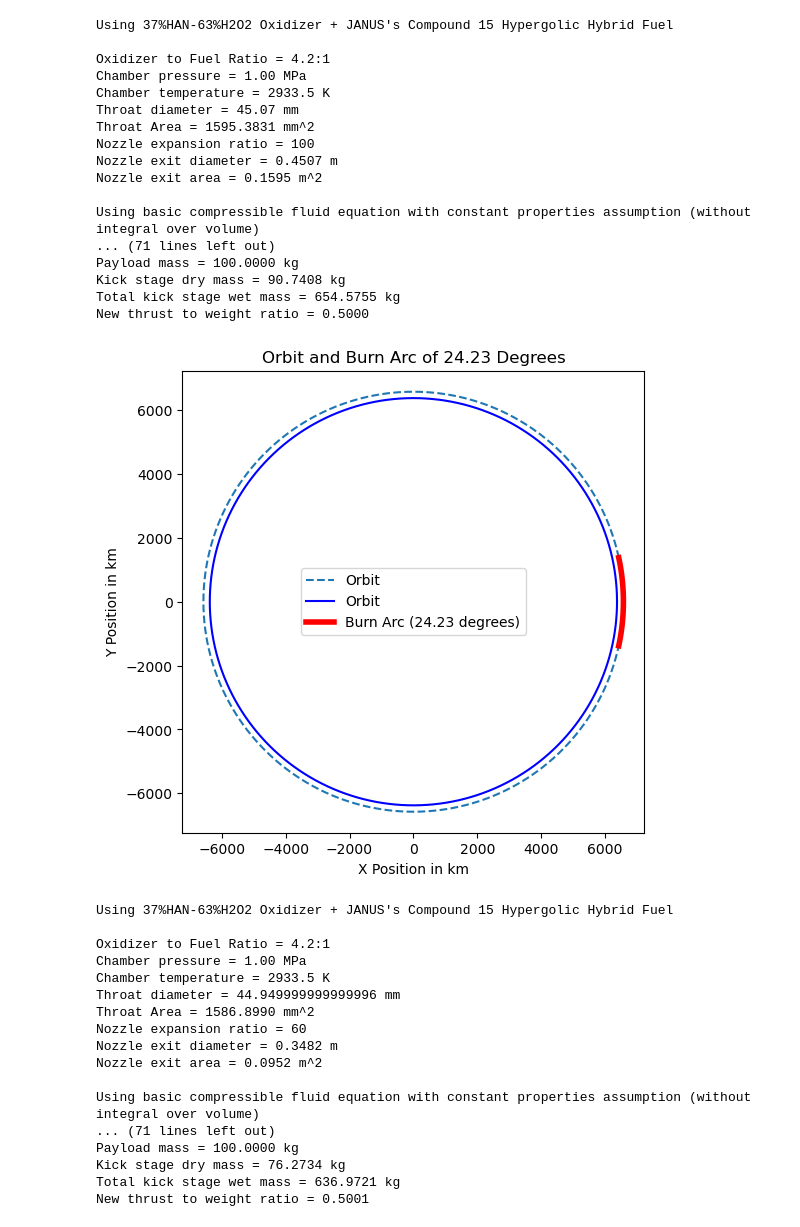
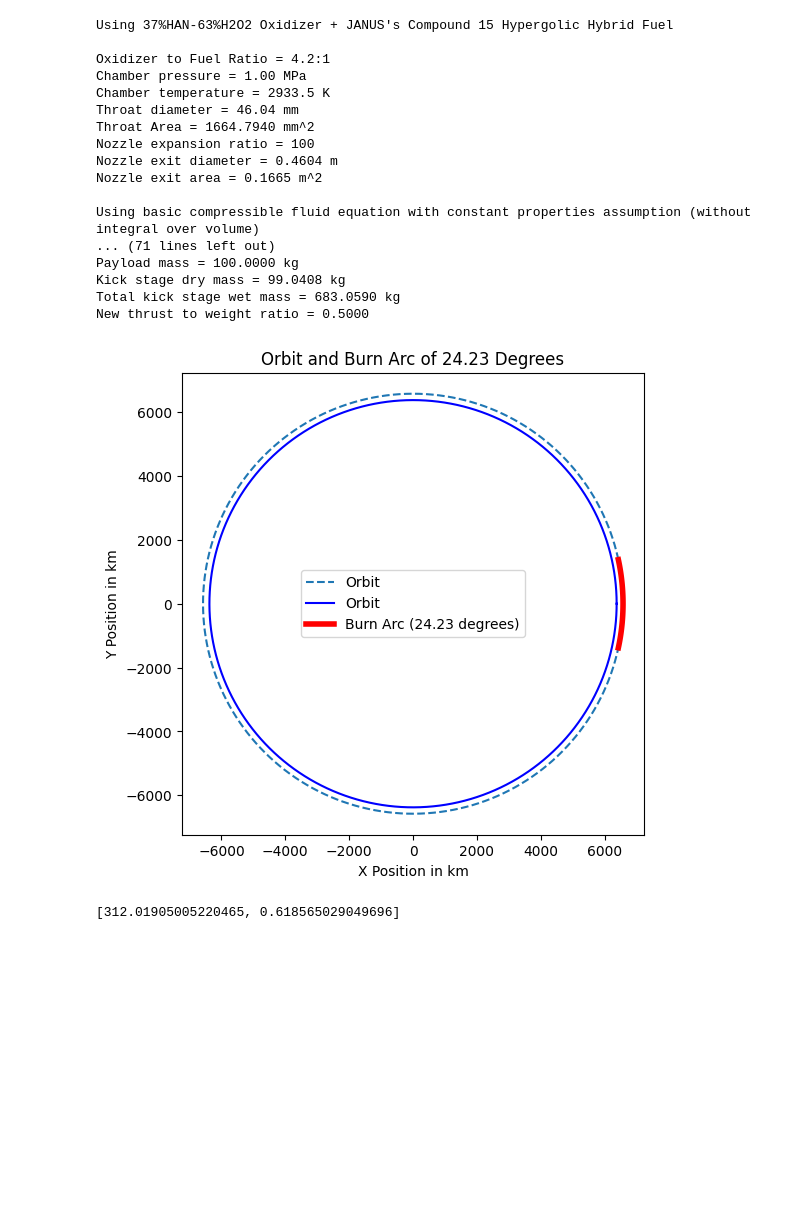
Before and after one commit to krainrpmt/Senior-Project-Electric-Turbopump, a Jupyter notebook: Pump Specification Calculator.ipynb, the cells around one changed output. Drawn from its saved outputs; the diff is of its cells as text; code cells hidden in the pictures; blank space fills up the shorter version.

```diff
--- a/Pump Specification Calculator.ipynb
+++ b/Pump Specification Calculator.ipynb
@@ -391,57 +391,41 @@ def rocket_performance(Name, Pc, dt, Tc, gamma_comb, gamma_exit, R_comb, R_exit,
 
 #print(rocket_performance(Name = '37%HAN-63%H2O2 + RP-1 Propellant', Pc=30e5, dt=0.0254, Tc=2975.78, gamma_comb=1.1371, gamma_exit=1.2420, R_comb=8.3144598/21.468e-3, R_exit=8.3144598/21.930e-3, OF=6.3, Pa=0, g0=9.807, mass_dry=100, nozzle_expansion_ratio=125, density_ox=1550, h1=200e3, h2=35786e3, disp=False)[1])
 
 #CEA-Run
 #rocket_performance(Name = '37%HAN-63%H2O2 + RP-1 Propellant', Pc=30e5, dt=0.0254*1, Tc=2975.78, gamma_comb=1.1371, gamma_exit=1.2420, R_comb=8.3144598/21.468e-3, R_exit=8.3144598/21.930e-3, OF=6.3, Pa=0, g0=9.807, mass_dry=140, nozzle_expansion_ratio=80, density_ox=1550, density_fuel=800, h1=200e3, h2=35786e3, L_star=1.0, disp=True)
 
 
 #rocket_performance(Name = '37%HAN-63%H2O2 + RP-1 Propellant', Pc=20e5, dt=0.0254*1.23, Tc=2991.8, gamma_comb=1.1266, gamma_exit=1.2252, R_comb=8.3144598/23.276e-3, R_exit=8.3144598/24.086e-3, OF=4.2, Pa=0, g0=9.807, mass_dry=140, nozzle_expansion_ratio=140, density_ox=1550, density_fuel=1522, h1=200e3, h2=35786e3, L_star=1.0, disp=True)
 
 #CEA-Run Hybrid Engine JANUS Compound 15 + HAN+H2O2
 
 #CEA Real Output : CEA_Me, CEA_v_sonic, CEA_c_star, CEA_Te, CEA_Pe, CEA_Isp
 
 #Real Run
 set_of_cea_results = [4.994, 638.5, 1622.0, 964.03,0.00460e5,3292.7/9.807]
-rocket_performance(Name = "37%HAN-63%H2O2 Oxidizer + JANUS's Compound 15 Hypergolic Hybrid Fuel", Pc=10e5, dt=0.04507, Tc=2933.5, gamma_comb=1.1225, gamma_exit=1.2249, R_comb=359.4664851, R_exit=345.1988624, OF=4.2, Pa=0, g0=9.807, mass_dry=90.7408+100, nozzle_expansion_ratio=100, density_ox=1550, density_fuel=1522, h1=200e3, h2=35786e3, L_star=10, a=9.39216799e-05, n=0.5, iter_num=1000, CEA_res = set_of_cea_results, insul_percentage=0.5, casing_percentage=1.0, disp=True)
+rocket_performance(Name = "37%HAN-63%H2O2 Oxidizer + JANUS's Compound 15 Hypergolic Hybrid Fuel", Pc=10e5, dt=0.04604, Tc=2933.5, gamma_comb=1.1225, gamma_exit=1.2249, R_comb=359.4664851, R_exit=345.1988624, OF=4.2, Pa=0, g0=9.807, mass_dry=99.0408+100, nozzle_expansion_ratio=100, density_ox=1573.2, density_fuel=1522, h1=200e3, h2=35786e3, L_star=10, a=9.39216799e-05, n=0.5, iter_num=1000, CEA_res = set_of_cea_results, insul_percentage=1.0, casing_percentage=1.0, disp=True)
 
-set_of_cea_results = [4.361, 701.8, 1622.0, 1172.71,0.01359e5,3192.9/9.807]
-rocket_performance(Name = "37%HAN-63%H2O2 Oxidizer + JANUS's Compound 15 Hypergolic Hybrid Fuel", Pc=10e5, dt=0.04495, Tc=2933.5, gamma_comb=1.1225, gamma_exit=1.2249, R_comb=359.4664851, R_exit=345.1988624, OF=4.2, Pa=0, g0=9.807, mass_dry=76.2734+100, nozzle_expansion_ratio=60, density_ox=1550, density_fuel=1522, h1=200e3, h2=35786e3, L_star=10, a=9.39216799e-05, n=0.5, iter_num=1000, CEA_res = set_of_cea_results, insul_percentage=0.5, casing_percentage=0.735, disp=True)
+#set_of_cea_results = [4.361, 701.8, 1622.0, 1172.71,0.01359e5,3192.9/9.807]
+#rocket_performance(Name = "37%HAN-63%H2O2 Oxidizer + JANUS's Compound 15 Hypergolic Hybrid Fuel", Pc=10e5, dt=0.04495, Tc=2933.5, gamma_comb=1.1225, gamma_exit=1.2249, R_comb=359.4664851, R_exit=345.1988624, OF=4.2, Pa=0, g0=9.807, mass_dry=76.2734+100, nozzle_expansion_ratio=60, density_ox=1573.2, density_fuel=1522, h1=200e3, h2=35786e3, L_star=10, a=9.39216799e-05, n=0.5, iter_num=1000, CEA_res = set_of_cea_results, insul_percentage=0.5, casing_percentage=0.735, disp=True)
 
 #rocket_performance(Name = "37%HAN-63%H2O2 Oxidizer + JANUS's Compound 15 Hypergolic Hybrid Fuel", Pc=10e5, dt=0.04761, Tc=2933.5, gamma_comb=1.1225, gamma_exit=1.2249, R_comb=359.4664851, R_exit=345.1988624, OF=4.2, Pa=0, g0=9.807, mass_dry=112.8390+20, nozzle_expansion_ratio=140, density_ox=1550, density_fuel=1522, h1=200e3, h2=35786e3, L_star=10, a=9.39216799e-05, n=0.5, iter_num=1000, CEA_res = set_of_cea_results, disp=True)
 # %% [output]
 Using 37%HAN-63%H2O2 Oxidizer + JANUS's Compound 15 Hypergolic Hybrid Fuel
 
 Oxidizer to Fuel Ratio = 4.2:1
 Chamber pressure = 1.00 MPa
 Chamber temperature = 2933.5 K
-Throat diameter = 45.07 mm
-Throat Area = 1595.3831 mm^2
+Throat diameter = 46.04 mm
+Throat Area = 1664.7940 mm^2
 Nozzle expansion ratio = 100
-Nozzle exit diameter = 0.4507 m
-Nozzle exit area = 0.1595 m^2
+Nozzle exit diameter = 0.4604 m
+Nozzle exit area = 0.1665 m^2
 
 Using basic compressible fluid equation with constant properties assumption (without integral over volume)
 ... (71 lines left out)
 Payload mass = 100.0000 kg
-Kick stage dry mass = 90.7408 kg
-Total kick stage wet mass = 654.5755 kg
+Kick stage dry mass = 99.0408 kg
+Total kick stage wet mass = 683.0590 kg
 New thrust to weight ratio = 0.5000
-[figure, old version]
+[figure, new version]
-Using 37%HAN-63%H2O2 Oxidizer + JANUS's Compound 15 Hypergolic Hybrid Fuel
-
-Oxidizer to Fuel Ratio = 4.2:1
-Chamber pressure = 1.00 MPa
-Chamber temperature = 2933.5 K
-Throat diameter = 44.949999999999996 mm
-Throat Area = 1586.8990 mm^2
-Nozzle expansion ratio = 60
-Nozzle exit diameter = 0.3482 m
-Nozzle exit area = 0.0952 m^2
-
-Using basic compressible fluid equation with constant properties assumption (without integral over volume)
-... (71 lines left out)
-Payload mass = 100.0000 kg
-Kick stage dry mass = 76.2734 kg
-Total kick stage wet mass = 636.9721 kg
-New thrust to weight ratio = 0.5001
+[312.01905005220465, 0.618565029049696]
```
Also changed, not shown: parts of 1 cell of this notebook.
